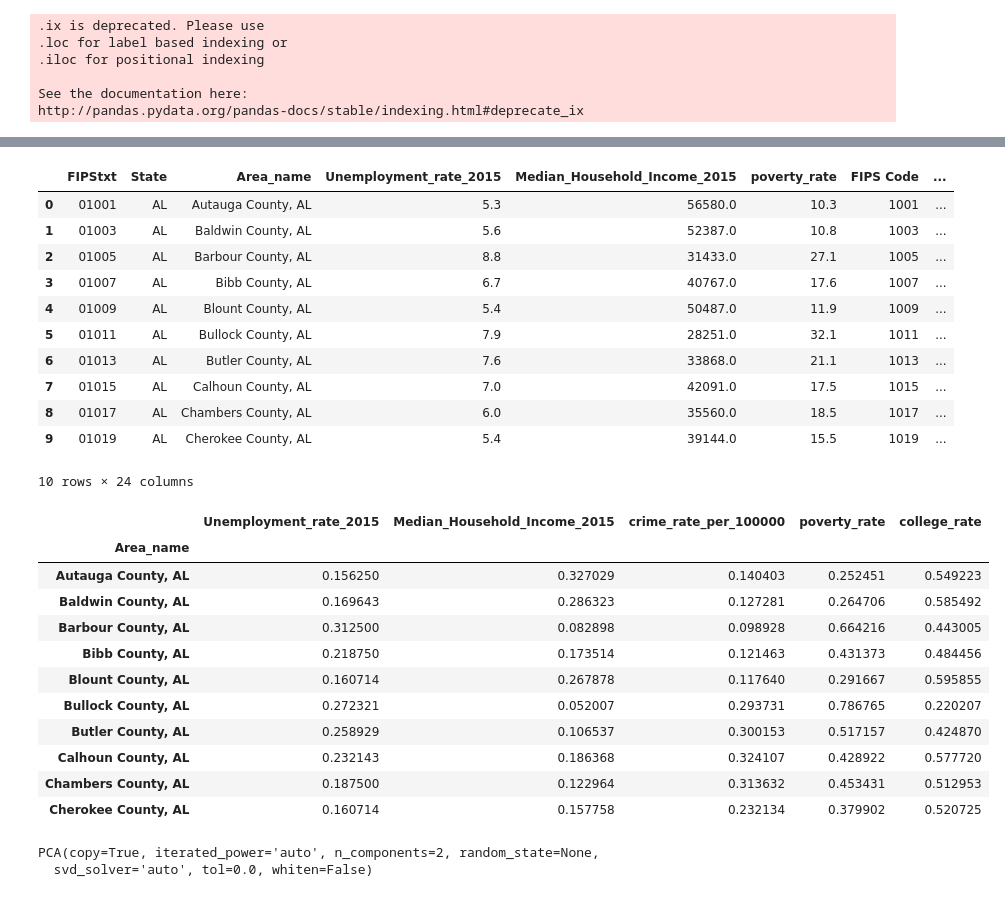
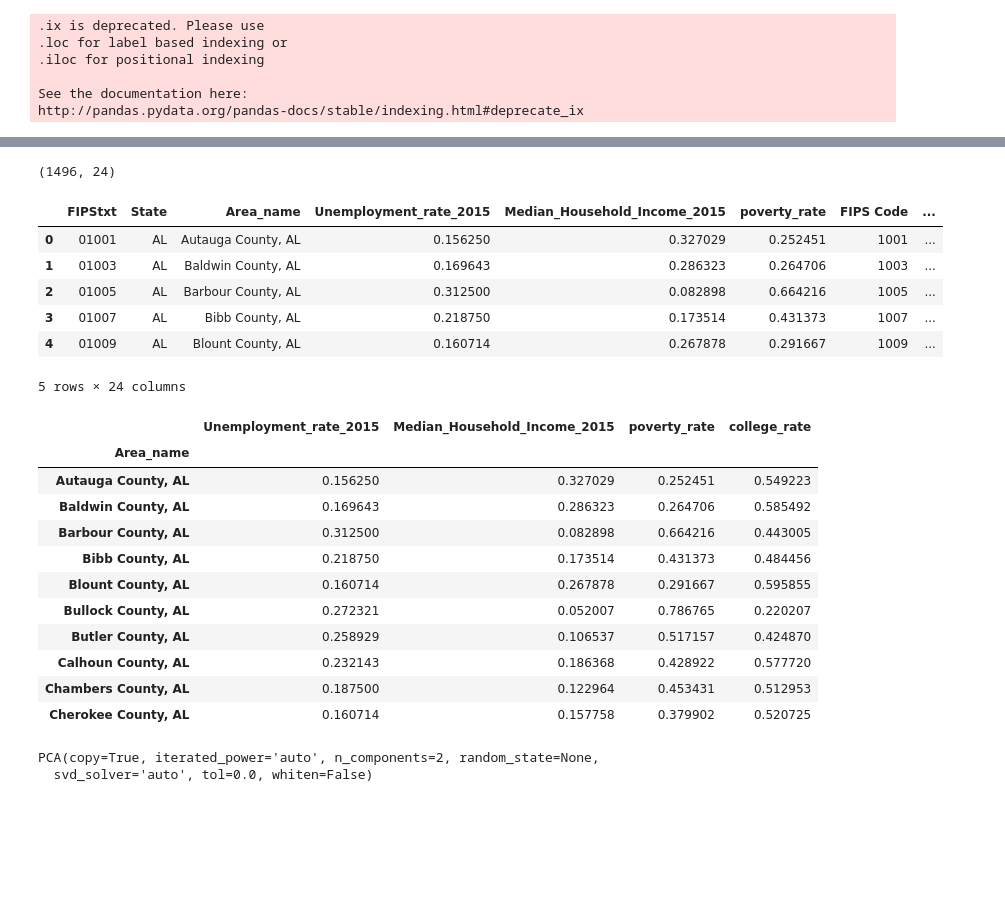
Before and after one commit to xinbian/gunViolence, a Jupyter notebook: gunViolence.ipynb, the cells around one changed output, grey strips where cells are left out. Drawn from its saved outputs; the diff is of its cells as text; code cells hidden in the pictures; blank space fills up the shorter version.

```diff
--- a/gunViolence.ipynb
+++ b/gunViolence.ipynb
@@ -105,6 +105,10 @@ fire['fire_rate'] = fire['fire_rate'].fillna(value=0.0)
 #round
 fire['fire_rate'] = fire['fire_rate'].round(2)
 fire['fire_rate'].plot.hist(bins=40)
+fire = fire[fire.fire_rate != 0]
+fire['fire_rate'].plot.hist(bins=40)
+print fire.shape
+
 plt.show()
 plt.hist(preprocessing.scale(fire['fire_rate']), bins=40)
 plt.show()
@@ -144,20 +210,17 @@ plt.show()
 # %%
 #write to file
-allData.to_csv('allData_unnorm.csv')
-allData.head(10)
+allData.to_csv('allData.csv')
+print allData.shape
+allData.head(5)
 # %% [output]
+(1496, 24)
 |  | FIPStxt | State | Area_name | Unemployment_rate_2015 | Median_Household_Income_2015 | poverty_rate | FIPS Code | ... |
-| 0 | 01001 | AL | Autauga County, AL | 5.3 | 56580.0 | 10.3 | 1001 | ... |
-| 1 | 01003 | AL | Baldwin County, AL | 5.6 | 52387.0 | 10.8 | 1003 | ... |
-| 2 | 01005 | AL | Barbour County, AL | 8.8 | 31433.0 | 27.1 | 1005 | ... |
-| 3 | 01007 | AL | Bibb County, AL | 6.7 | 40767.0 | 17.6 | 1007 | ... |
-| 4 | 01009 | AL | Blount County, AL | 5.4 | 50487.0 | 11.9 | 1009 | ... |
-| 5 | 01011 | AL | Bullock County, AL | 7.9 | 28251.0 | 32.1 | 1011 | ... |
-| 6 | 01013 | AL | Butler County, AL | 7.6 | 33868.0 | 21.1 | 1013 | ... |
-| 7 | 01015 | AL | Calhoun County, AL | 7.0 | 42091.0 | 17.5 | 1015 | ... |
-| 8 | 01017 | AL | Chambers County, AL | 6.0 | 35560.0 | 18.5 | 1017 | ... |
-| 9 | 01019 | AL | Cherokee County, AL | 5.4 | 39144.0 | 15.5 | 1019 | ... |
+| 0 | 01001 | AL | Autauga County, AL | 0.156250 | 0.327029 | 0.252451 | 1001 | ... |
+| 1 | 01003 | AL | Baldwin County, AL | 0.169643 | 0.286323 | 0.264706 | 1003 | ... |
+| 2 | 01005 | AL | Barbour County, AL | 0.312500 | 0.082898 | 0.664216 | 1005 | ... |
+| 3 | 01007 | AL | Bibb County, AL | 0.218750 | 0.173514 | 0.431373 | 1007 | ... |
+| 4 | 01009 | AL | Blount County, AL | 0.160714 | 0.267878 | 0.291667 | 1009 | ... |
-10 rows × 24 columns
+5 rows × 24 columns
 # %%
 ##Do clustering
 
@@ -169,22 +232,23 @@ import matplotlib.pyplot as plt
 from matplotlib.colors import ListedColormap
 from sklearn.decomposition import PCA
 # %%
-data_cluster = allData[['Unemployment_rate_2015','Median_Household_Income_2015','crime_rate_per_100000','poverty_rate','college_rate']]
+#data_cluster = allData[['Unemployment_rate_2015','Median_Household_Income_2015','crime_rate_per_100000','poverty_rate','college_rate']]
+data_cluster = allData[['Unemployment_rate_2015','Median_Household_Income_2015','poverty_rate','college_rate']]
 data_cluster.index = allData['Area_name']
-data_cluster.head(10)
+data_cluster.head(5)
 # %% [output]
-|  | Unemployment_rate_2015 | Median_Household_Income_2015 | crime_rate_per_100000 | poverty_rate | college_rate |
-| Area_name |  |  |  |  |  |
-| Autauga County, AL | 0.156250 | 0.327029 | 0.140403 | 0.252451 | 0.549223 |
-| Baldwin County, AL | 0.169643 | 0.286323 | 0.127281 | 0.264706 | 0.585492 |
-| Barbour County, AL | 0.312500 | 0.082898 | 0.098928 | 0.664216 | 0.443005 |
-| Bibb County, AL | 0.218750 | 0.173514 | 0.121463 | 0.431373 | 0.484456 |
-| Blount County, AL | 0.160714 | 0.267878 | 0.117640 | 0.291667 | 0.595855 |
-| Bullock County, AL | 0.272321 | 0.052007 | 0.293731 | 0.786765 | 0.220207 |
-| Butler County, AL | 0.258929 | 0.106537 | 0.300153 | 0.517157 | 0.424870 |
-| Calhoun County, AL | 0.232143 | 0.186368 | 0.324107 | 0.428922 | 0.577720 |
-| Chambers County, AL | 0.187500 | 0.122964 | 0.313632 | 0.453431 | 0.512953 |
-| Cherokee County, AL | 0.160714 | 0.157758 | 0.232134 | 0.379902 | 0.520725 |
+|  | Unemployment_rate_2015 | Median_Household_Income_2015 | poverty_rate | college_rate |
+| Area_name |  |  |  |  |
+| Autauga County, AL | 0.156250 | 0.327029 | 0.252451 | 0.549223 |
+| Baldwin County, AL | 0.169643 | 0.286323 | 0.264706 | 0.585492 |
+| Barbour County, AL | 0.312500 | 0.082898 | 0.664216 | 0.443005 |
+| Bibb County, AL | 0.218750 | 0.173514 | 0.431373 | 0.484456 |
+| Blount County, AL | 0.160714 | 0.267878 | 0.291667 | 0.595855 |
+| Bullock County, AL | 0.272321 | 0.052007 | 0.786765 | 0.220207 |
+| Butler County, AL | 0.258929 | 0.106537 | 0.517157 | 0.424870 |
+| Calhoun County, AL | 0.232143 | 0.186368 | 0.428922 | 0.577720 |
+| Chambers County, AL | 0.187500 | 0.122964 | 0.453431 | 0.512953 |
+| Cherokee County, AL | 0.160714 | 0.157758 | 0.379902 | 0.520725 |
 # %%
 pca = PCA(n_components=2)
 pca.fit(data_cluster)
```
Also changed, not shown: parts of 32 cells of this notebook, 16 other files.
